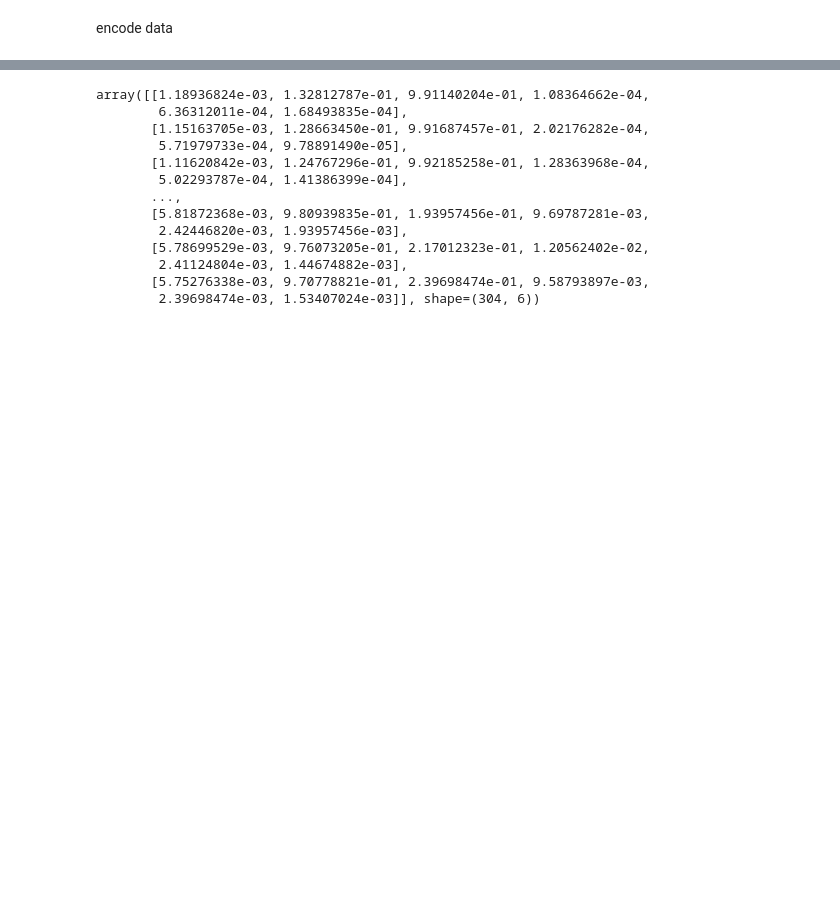
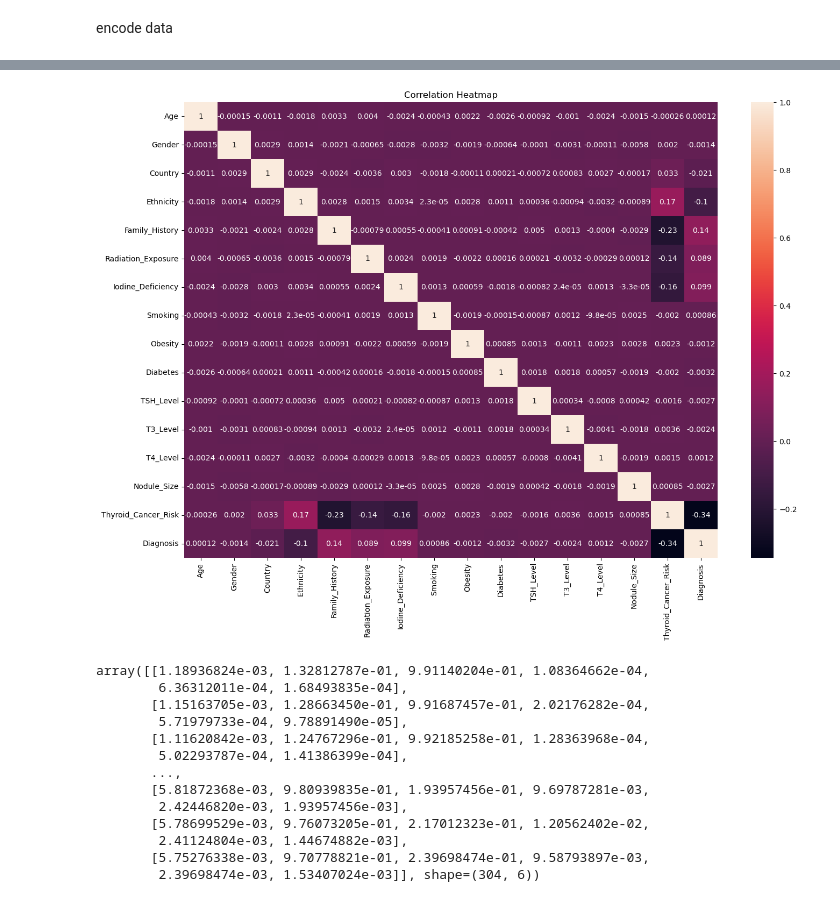
Before and after one commit to Aidan-Mulholland/Advanced-AI, a Jupyter notebook: main.ipynb, the cells around one changed output, grey strips where cells are left out. Saved outputs shown, nothing was run; the diff lists cells and outputs as text; code cells hidden in the pictures; blank space fills up the shorter version.

```diff
--- a/main.ipynb
+++ b/main.ipynb
@@ -69,3 +90,12 @@ encoded_df
+# %%
+## Correlation Heatmap
+plt.figure(figsize=(16, 11))
+corr = encoded_df.corr()
+sns.heatmap(corr, annot=True)
+plt.title('Correlation Heatmap')
+plt.show()
+# %% [output]
+[figure, added]
 # %%
 normalized_df = normalize(encoded_df)
 normalized_df
```
Also changed, not shown: parts of 9 cells of this notebook, 1 other file.
